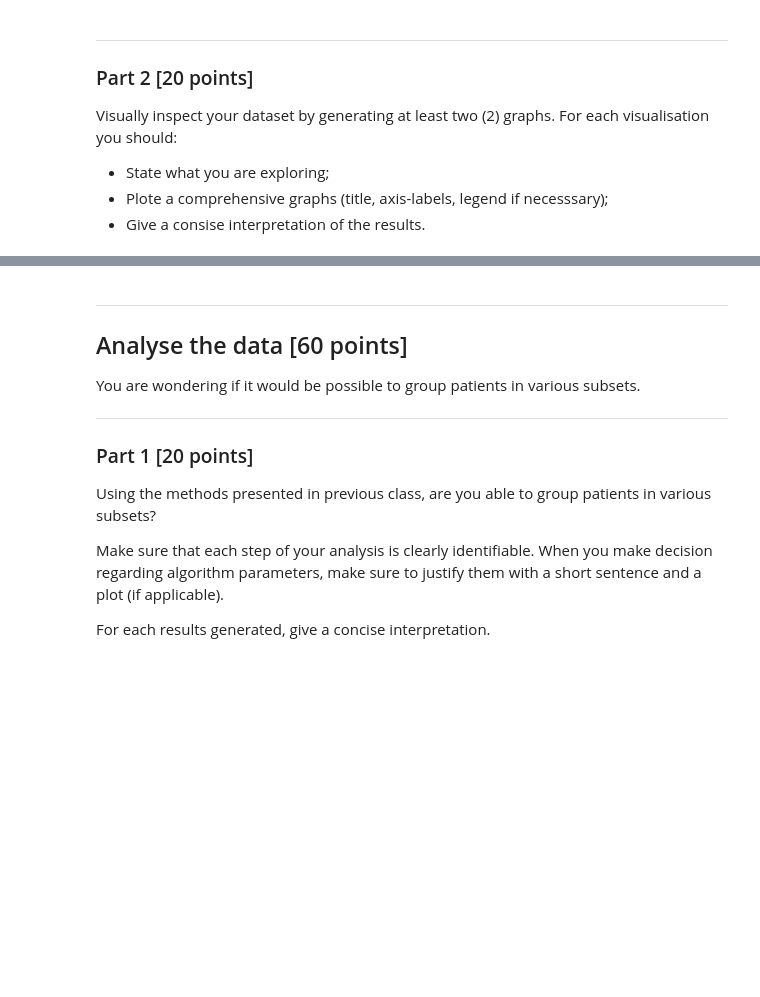
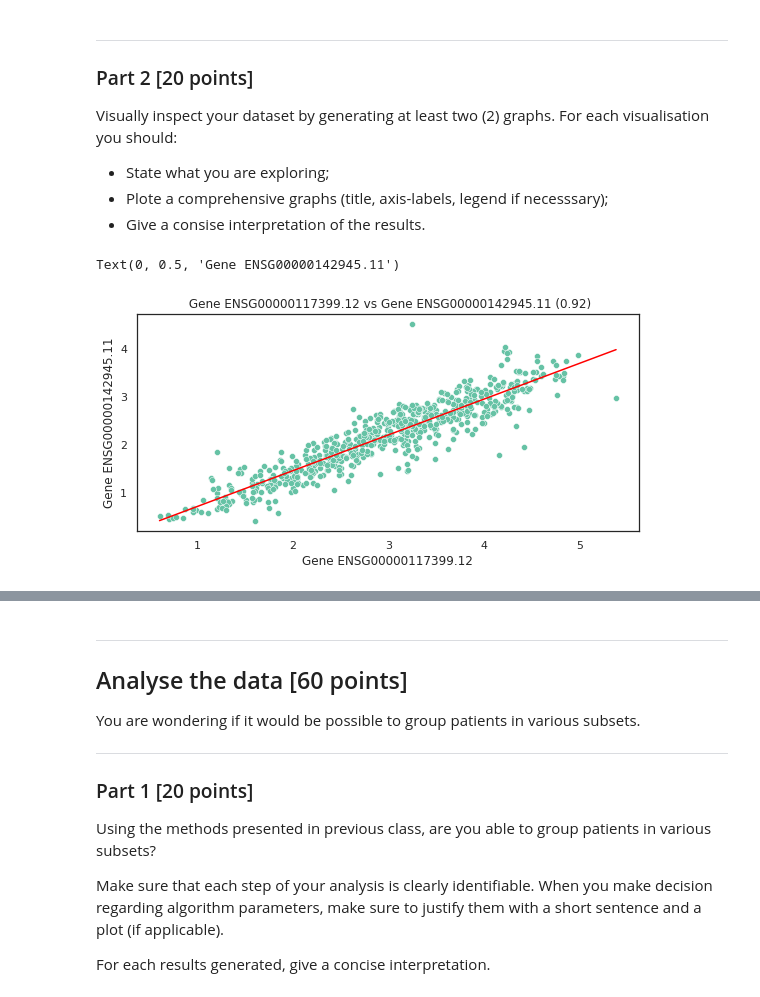
Before and after one commit to MyrIliana/S21_data_analysis, a Jupyter notebook: data_analysis_3.ipynb, the cells around one changed output, grey strips where cells are left out. Drawn from its saved outputs; the diff is of its cells as text; code cells hidden in the pictures; blank space fills up the shorter version.

```diff
--- a/data_analysis_3.ipynb
+++ b/data_analysis_3.ipynb
@@ -34,3 +39,7 @@ Answer the following questions:
 1. How many patients are you considering?
 2. How many genes are you considering?
 3. Is there a pair of genes that seems to be linearly correlated? If yes, which genes and what is the correlation coefficient?
+# %%
+fn = "Dataset/breast_cancer_expression.tsv"
+data_breast_exp = pd.read_csv(fn, sep= "\t")
+data_breast_exp
@@ -44,0 +96,17 @@ Visually inspect your dataset by generating at least two (2) graphs. For each vi
+# %%
+## Do a linear regression
+x = data_breast_exp["ENSG00000117399.12"]
+y = data_breast_exp["ENSG00000142945.11"]
+
+reg = scipy.stats.linregress(x=x, y=y)
+
+y_own = reg.slope * x + reg.intercept
+# plot the data
+sns.scatterplot(data=data_breast_exp, x=x, y=y)
+sns.lineplot(x=x,y=y_own, color="red")
+plt.title(" Gene ENSG00000117399.12 vs Gene ENSG00000142945.11 (%.2f)" % (reg.rvalue))
+plt.xlabel("Gene ENSG00000117399.12")
+plt.ylabel("Gene ENSG00000142945.11")
+# %% [output]
+Text(0, 0.5, 'Gene ENSG00000142945.11')
+[figure, added]
```
Also changed, not shown: parts of 30 cells of this notebook, 1 other file.
